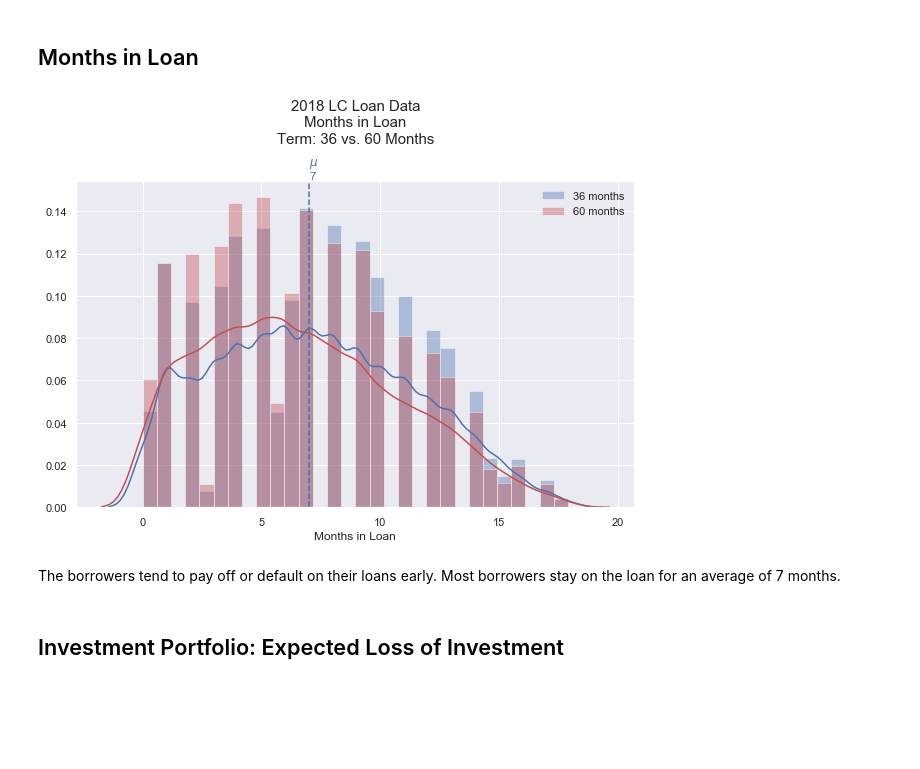
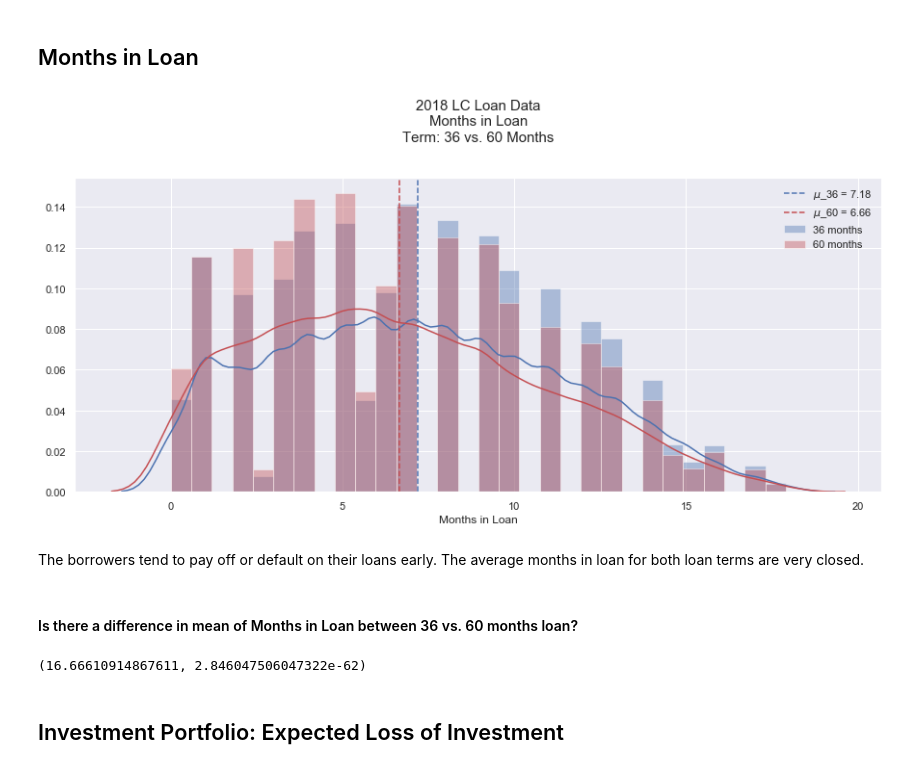
Before and after one commit to nphan20181/Loan-Default-Prediction, a Jupyter notebook: lc_inferential_stats.ipynb, the cells around one changed output. Saved outputs shown, nothing was run; the diff lists cells and outputs as text; code cells hidden in the pictures; blank space fills up the shorter version.

```diff
--- a/lc_inferential_stats.ipynb
+++ b/lc_inferential_stats.ipynb
@@ -82,3 +44,31 @@ def plot_dist(df_in, df_in1=None, label_h=0, label_offset=0, xlabel='', title='2
+# %%
+def plot_dist(df_in, df_in1=None, label_h=0, label_offset=0, xlabel='', title='2018 LC Loan Data',
+              bins=30, figsize=(10, 6), mu_label='$\mu$\n', mu_label1='',
+              legend=['',''], r_digit=0, vline_legend=False):
+
+    fig, ax = plt.subplots(figsize=figsize)
+
+    # plot first df
+    plot_dist_helper(ax, df_in, bins, label_h, label_offset, legend[0], mu_label, vline_legend, 'b', r_digit)
+
+    if df_in1 is not None:  # plot second df
+        plot_dist_helper(ax, df_in1, bins, label_h, label_offset, legend[1], mu_label1, vline_legend, 'r', r_digit)
+
+    legend = ax.legend(loc='best', frameon=False)
+    ax.set_xlabel(xlabel)
+    plt.title(title, fontsize=15)
+    plt.show()
+
+def plot_dist_helper(ax, df_in, bins, label_h, label_offset, legend, mu_label, vline_legend, color, r_digit):
+    mu = round(df_in.mean(), r_digit)
+    _ = sns.distplot(df_in, bins=bins, color=color, label=legend)
+
+    # plot mean vertical line
+    if vline_legend == False:
+        plt.text(mu-label_offset, label_h, mu_label + str(mu), color=color)    # show text above vline
+        ax.axvline(mu, linestyle='--', color=color)
+    else:
+        ax.axvline(mu, linestyle='--', color=color, label=mu_label + ' = ' + str(mu))
 # %% [markdown]
 ## Return on Investment
 # %% [markdown]
@@ -175,15 +165,23 @@ t_test, p_value
 # %% [markdown]
 ## Months in Loan
 # %%
-plot_dist(term_36['months_in_loan'],
-          term_60['months_in_loan'],
+plot_dist(term_36['months_in_loan'], term_60['months_in_loan'], figsize=(15, 6),
           label_h=0.155, xlabel='Months in Loan',
           title='2018 LC Loan Data\nMonths in Loan\nTerm: 36 vs. 60 Months\n\n',
-          mu_label='$\mu$_36\n', mu_label1='$\mu$_60\n', legend=['36 months', '60 months'])
+          mu_label='$\mu$_36', mu_label1='$\mu$_60',
+          legend=['36 months', '60 months'], r_digit=2, vline_legend=True)
 # %% [output]
-[figure, old version]
+[figure, new version]
 # %% [markdown]
-The borrowers tend to pay off or default on their loans early. Most borrowers stay on the loan for an average of 7 months.
+The borrowers tend to pay off or default on their loans early. The average months in loan for both loan terms are very closed.
+# %% [markdown]
+#### Is there a difference in mean of Months in Loan between 36 vs. 60 months loan?
+# %%
+t_test, p_value = stats.ttest_ind(term_36['months_in_loan'],
+                                 term_60['months_in_loan'], nan_policy='omit')
+t_test, p_value
+# %% [output]
+(16.66610914867611, 2.846047506047322e-62)
 # %% [markdown]
 ## Investment Portfolio: Expected Loss of Investment
 # %%
```
Also changed, not shown: parts of 6 cells of this notebook, 1 other file.
